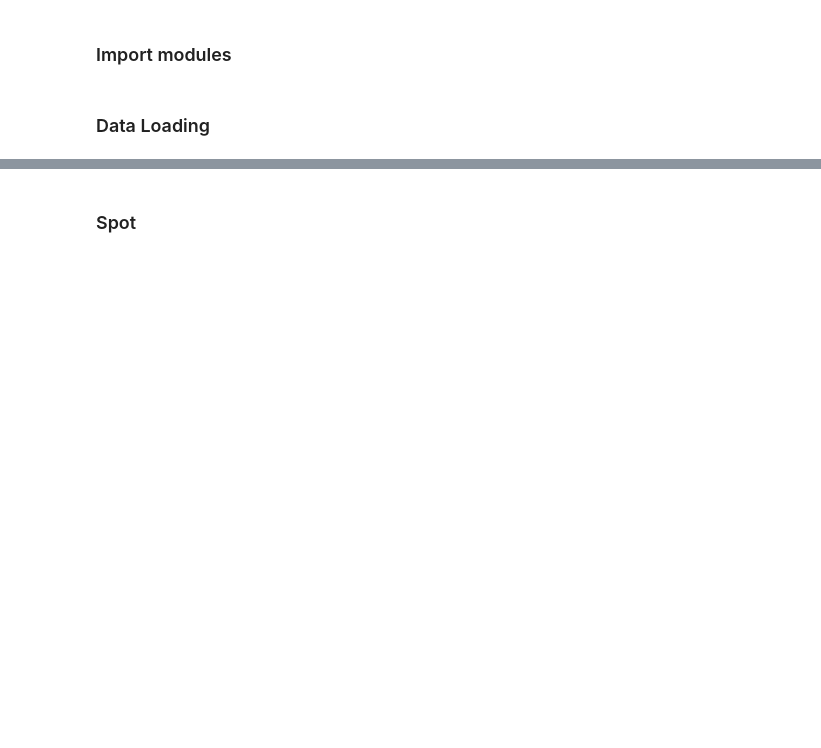
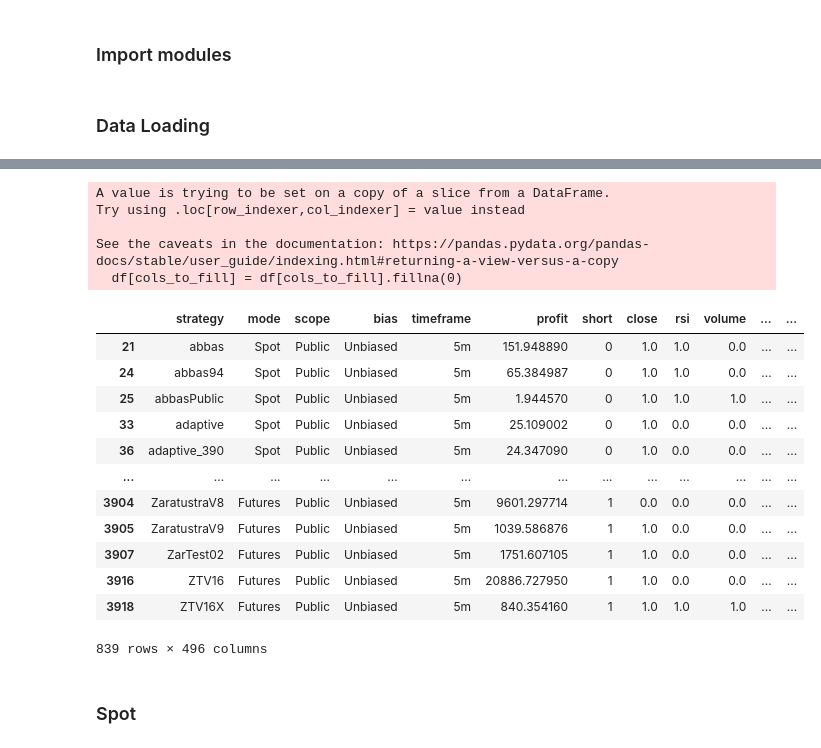
Before and after one commit to remiotore/freqtrade, a Jupyter notebook: strat-ninja.ipynb, the cells around one changed output, grey strips where cells are left out. Drawn from its saved outputs; the diff is of its cells as text; code cells hidden in the pictures; blank space fills up the shorter version.

```diff
--- a/strat-ninja.ipynb
+++ b/strat-ninja.ipynb
@@ -263,3 +306,32 @@ else:
+# %%
+exclude_cols = [
+    "strategy", "scope", "mode", "timeframe",
+    "failed", "bias", "stalled", "leverage",
+    "short", "profit"
+]
+cols_to_fill = [col for col in df.columns if col not in exclude_cols]
+df[cols_to_fill] = df[cols_to_fill].fillna(0)
+
+df
+# %% [output]
+A value is trying to be set on a copy of a slice from a DataFrame.
+Try using .loc[row_indexer,col_indexer] = value instead
+
+See the caveats in the documentation: https://pandas.pydata.org/pandas-docs/stable/user_guide/indexing.html#returning-a-view-versus-a-copy
+  df[cols_to_fill] = df[cols_to_fill].fillna(0)
+|  | strategy | mode | scope | bias | timeframe | profit | short | close | rsi | volume | ... | ... |
+| 21 | abbas | Spot | Public | Unbiased | 5m | 151.948890 | 0 | 1.0 | 1.0 | 0.0 | ... | ... |
+| 24 | abbas94 | Spot | Public | Unbiased | 5m | 65.384987 | 0 | 1.0 | 1.0 | 0.0 | ... | ... |
+| 25 | abbasPublic | Spot | Public | Unbiased | 5m | 1.944570 | 0 | 1.0 | 1.0 | 1.0 | ... | ... |
+| 33 | adaptive | Spot | Public | Unbiased | 5m | 25.109002 | 0 | 1.0 | 0.0 | 0.0 | ... | ... |
+| 36 | adaptive_390 | Spot | Public | Unbiased | 5m | 24.347090 | 0 | 1.0 | 0.0 | 0.0 | ... | ... |
+| ... | ... | ... | ... | ... | ... | ... | ... | ... | ... | ... | ... | ... |
+| 3904 | ZaratustraV8 | Futures | Public | Unbiased | 5m | 9601.297714 | 1 | 0.0 | 0.0 | 0.0 | ... | ... |
+| 3905 | ZaratustraV9 | Futures | Public | Unbiased | 5m | 1039.586876 | 1 | 1.0 | 0.0 | 0.0 | ... | ... |
+| 3907 | ZarTest02 | Futures | Public | Unbiased | 5m | 1751.607105 | 1 | 1.0 | 0.0 | 0.0 | ... | ... |
+| 3916 | ZTV16 | Futures | Public | Unbiased | 5m | 20886.727950 | 1 | 1.0 | 0.0 | 0.0 | ... | ... |
+| 3918 | ZTV16X | Futures | Public | Unbiased | 5m | 840.354160 | 1 | 1.0 | 1.0 | 1.0 | ... | ... |
+839 rows × 496 columns
 # %% [markdown]
 ### Spot
 # %%
```
Also changed, not shown: parts of 7 cells of this notebook, 2 other files.
